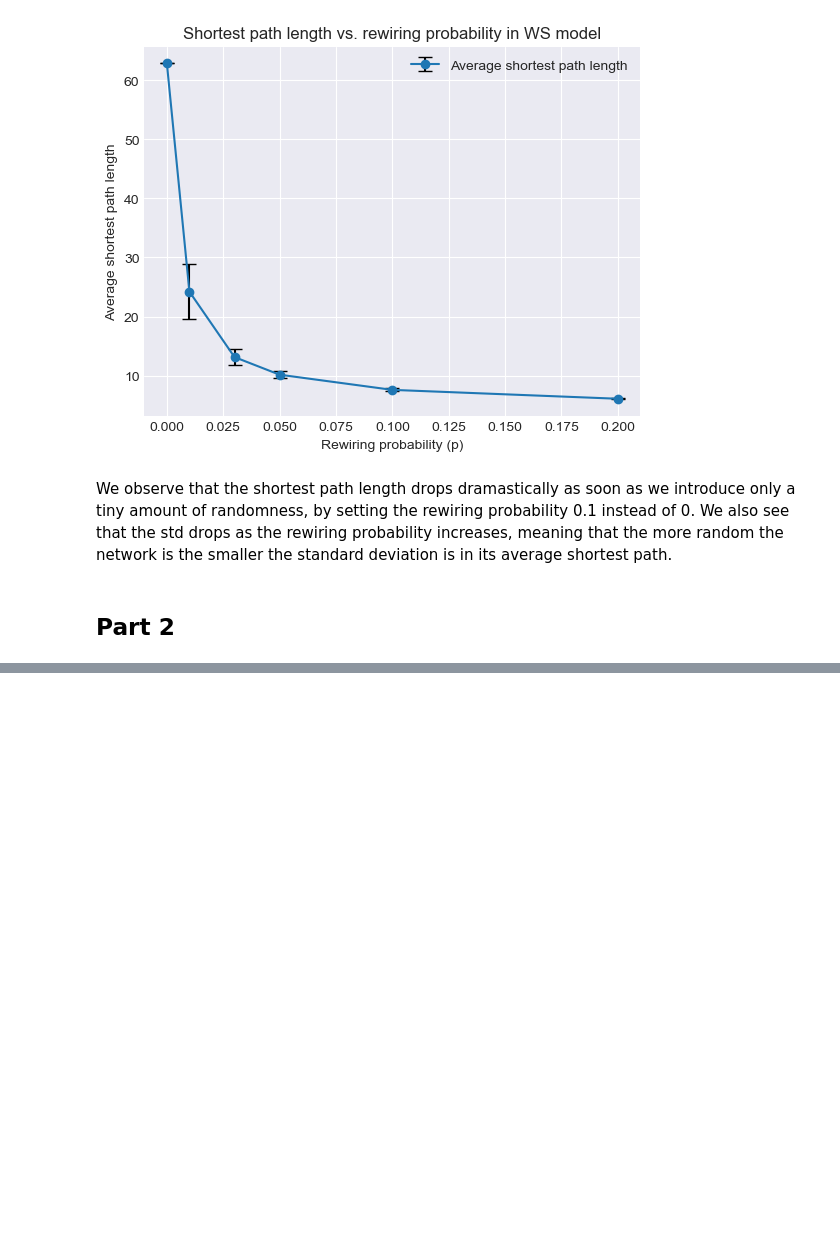
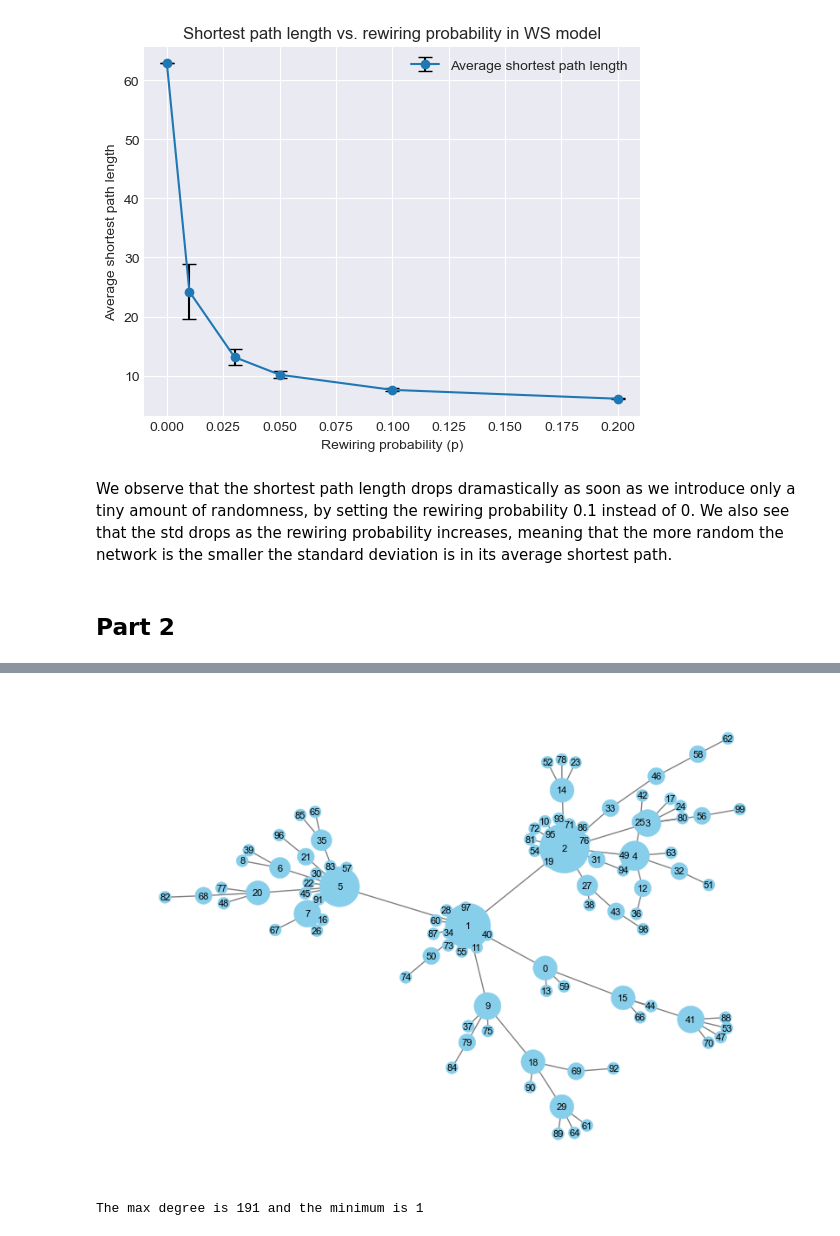
Before and after one commit to noanorgaard/SocialGraphs, a Jupyter notebook: Mads/Day3_mads.ipynb, the cells around one changed output, grey strips where cells are left out. Saved outputs shown, nothing was run; the diff lists cells and outputs as text; code cells hidden in the pictures; blank space fills up the shorter version.

```diff
--- a/Mads/Day3_mads.ipynb
+++ b/Mads/Day3_mads.ipynb
@@ -155,0 +172,36 @@ We have three regimes for complex networks
+# %%
+import networkx as nx
+import numpy as np
+import matplotlib.pyplot as plt
+plt.style.use('seaborn-v0_8')
+def create_graph_BA(size):
+    Graph = nx.Graph()
+    Graph.add_edge(0,1)
+    for i in range(1,size):
+        choice = np.random.choice(np.array(Graph.edges()).flatten())
+        Graph.add_edge(i,choice)
+    return Graph
+
+Graph = create_graph_BA(100)
+# Node sizes proportional to degree
+sizes = [Graph.degree(n) * 100 for n in Graph.nodes()]
+
+nx.draw(
+    Graph,
+    with_labels=True,
+    node_size=sizes,
+    node_color="skyblue",
+    edge_color="gray",
+    font_size=8
+)
+
+plt.show()
+# %% [output]
+[figure, added]
+# %%
+Graph_5000 = create_graph_BA(5000)
+
+degrees = np.array(Graph_5000.degree())
+print(f"The max degree is {np.max(degrees[:,1])} and the minimum is {np.min(degrees[:,1])}")
+# %% [output]
+The max degree is 191 and the minimum is 1
```
Also changed, not shown: parts of 16 cells of this notebook.
